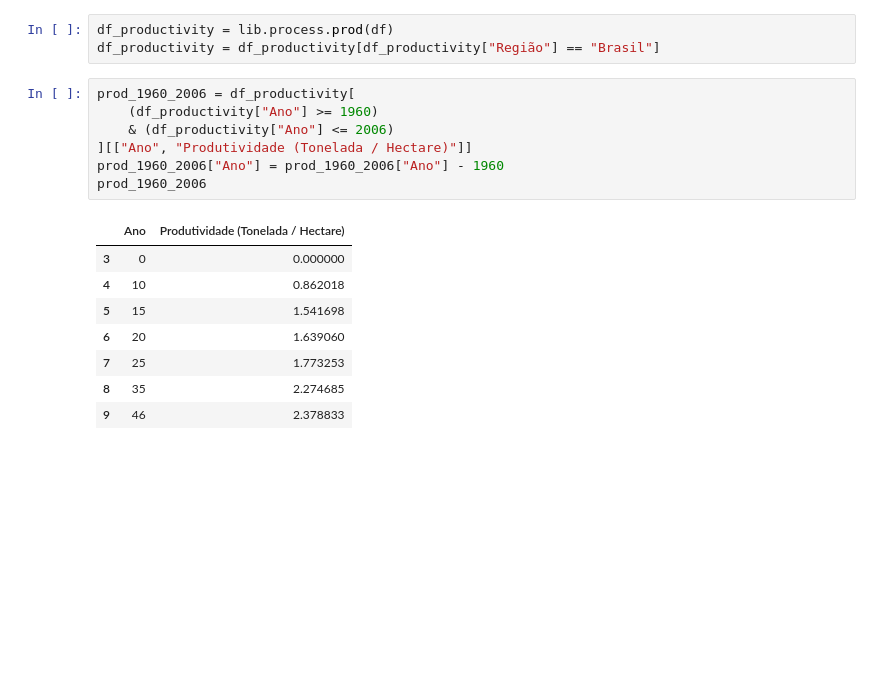
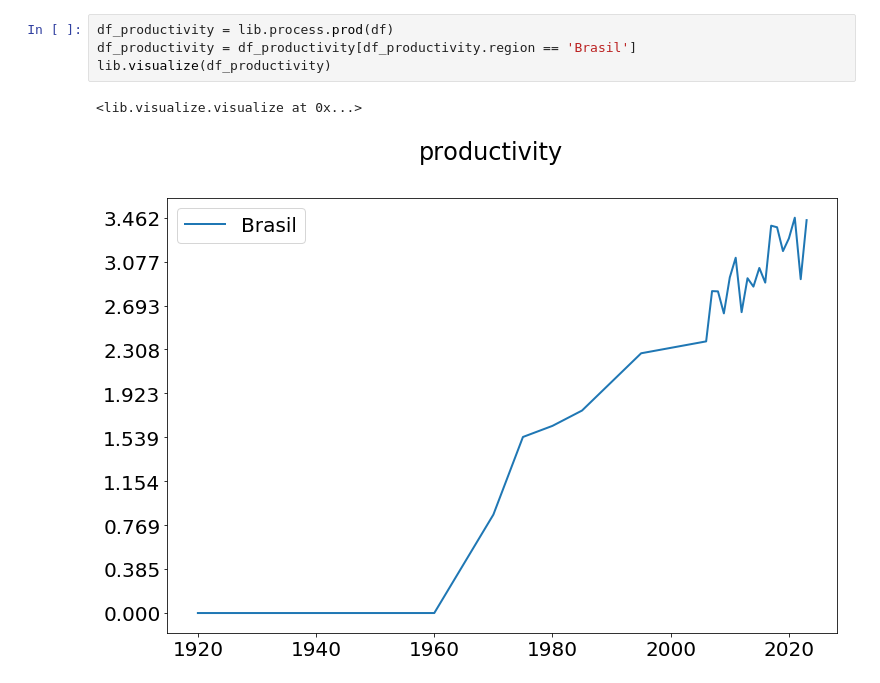
Before and after one commit to Yowgf/brazil-soy-production, a Jupyter notebook: src/explore.ipynb, the cells around one changed output. Drawn from its saved outputs; the diff is of its cells as text; blank space fills up the shorter version.

```diff
--- a/src/explore.ipynb
+++ b/src/explore.ipynb
@@ -22,19 +27,7 @@ lib.visualize(df)
 # %%
 df_productivity = lib.process.prod(df)
-df_productivity = df_productivity[df_productivity["Região"] == "Brasil"]
+df_productivity = df_productivity[df_productivity.region == 'Brasil']
+lib.visualize(df_productivity)
+# %% [output]
+<lib.visualize.visualize at 0x...>
+[figure, added]
-# %%
-prod_1960_2006 = df_productivity[
-    (df_productivity["Ano"] >= 1960)
-    & (df_productivity["Ano"] <= 2006)
-][["Ano", "Produtividade (Tonelada / Hectare)"]]
-prod_1960_2006["Ano"] = prod_1960_2006["Ano"] - 1960
-prod_1960_2006
-# %% [output]
-|  | Ano | Produtividade (Tonelada / Hectare) |
-| 3 | 0 | 0.000000 |
-| 4 | 10 | 0.862018 |
-| 5 | 15 | 1.541698 |
-| 6 | 20 | 1.639060 |
-| 7 | 25 | 1.773253 |
-| 8 | 35 | 2.274685 |
-| 9 | 46 | 2.378833 |
```
Also changed, not shown: parts of 9 cells of this notebook, 12 other files.
